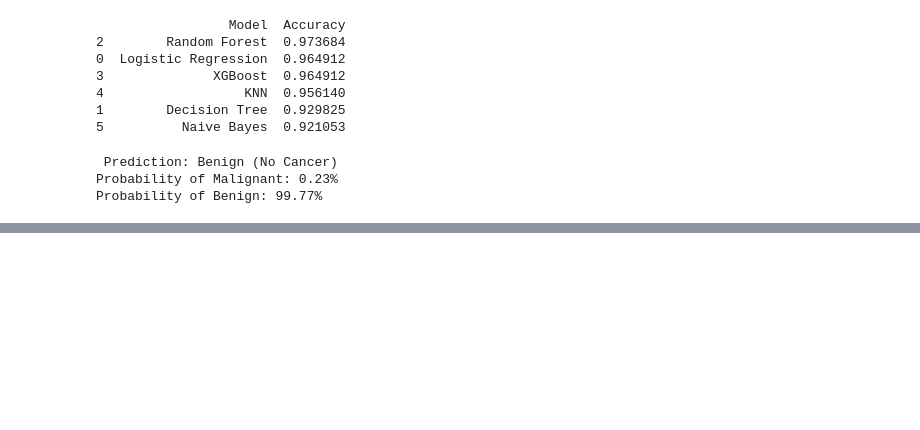
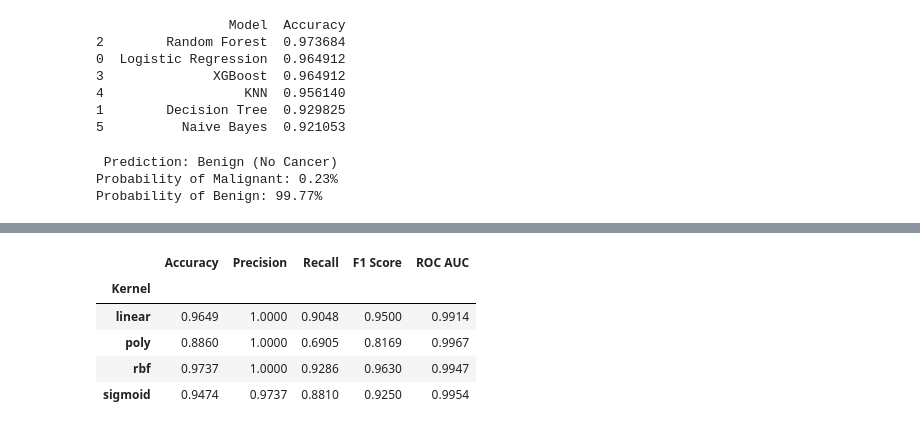
Before and after one commit to melshemy783-bit/data-cancer, a Jupyter notebook: canser_analysis.ipynb, the cells around one changed output, grey strips where cells are left out. Drawn from its saved outputs; the diff is of its cells as text; code cells hidden in the pictures; blank space fills up the shorter version.

```diff
--- a/canser_analysis.ipynb
+++ b/canser_analysis.ipynb
@@ -989,0 +1176,32 @@ Probability of Benign: 99.77%
+# %%
+
+kernels = ["linear", "poly", "rbf", "sigmoid"]
+kernel_models = {}
+kernel_results = []
+
+for k in kernels:
+    model = SVC(kernel=k, C=1.0, random_state=RANDOM_STATE, probability=True)
+    model.fit(X_train_processed, y_train)
+    kernel_models[k] = model
+
+    y_pred = model.predict(X_test_processed)
+    y_proba = model.predict_proba(X_test_processed)[:, 1]
+
+    kernel_results.append({
+        "Kernel": k,
+        "Accuracy": accuracy_score(y_test, y_pred),
+        "Precision": precision_score(y_test, y_pred),
+        "Recall": recall_score(y_test, y_pred),
+        "F1 Score": f1_score(y_test, y_pred),
+        "ROC AUC": roc_auc_score(y_test, y_proba),
+    })
+
+kernel_comparison_df = pd.DataFrame(kernel_results).set_index("Kernel").round(4)
+kernel_comparison_df
+# %% [output]
+|  | Accuracy | Precision | Recall | F1 Score | ROC AUC |
+| Kernel |  |  |  |  |  |
+| linear | 0.9649 | 1.0000 | 0.9048 | 0.9500 | 0.9914 |
+| poly | 0.8860 | 1.0000 | 0.6905 | 0.8169 | 0.9967 |
+| rbf | 0.9737 | 1.0000 | 0.9286 | 0.9630 | 0.9947 |
+| sigmoid | 0.9474 | 0.9737 | 0.8810 | 0.9250 | 0.9954 |
```
Also changed, not shown: parts of 13 cells of this notebook, 3 other files.
